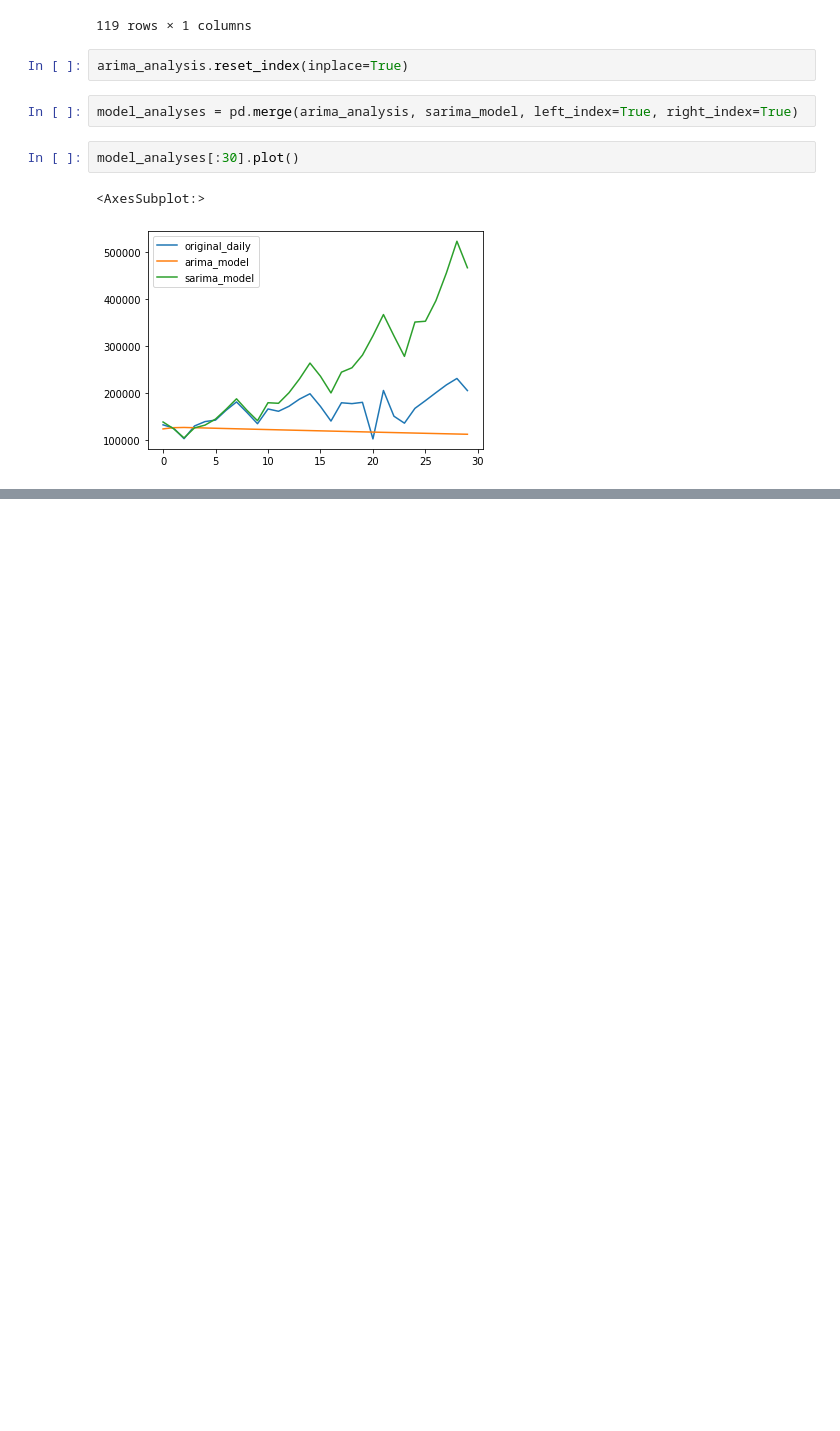
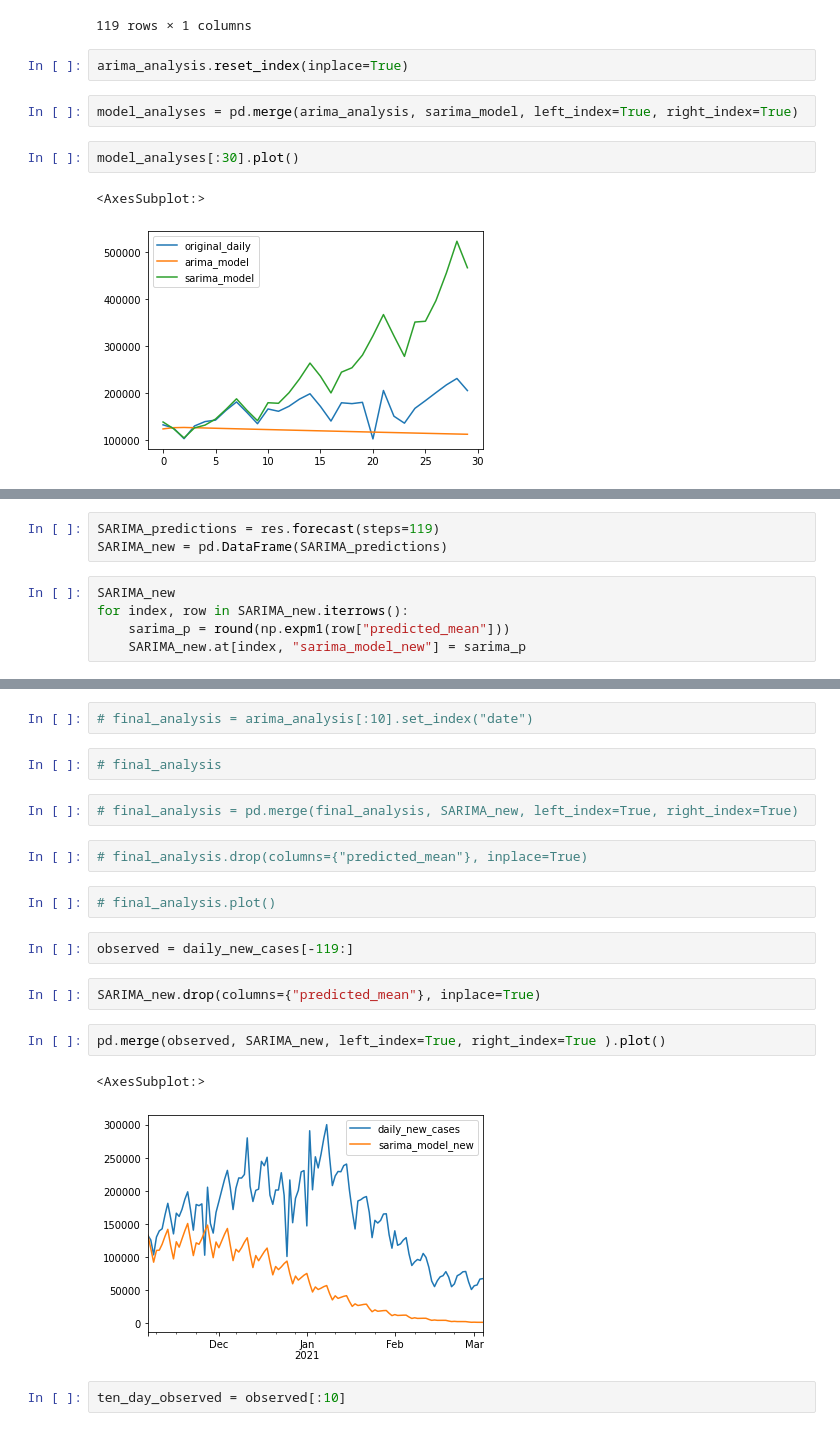
Before and after one commit to CCom20/covid-ml-application, a Jupyter notebook: notebooks/machine_learning_sandbox.ipynb, the cells around one changed output, grey strips where cells are left out. Drawn from its saved outputs; the diff is of its cells as text; blank space fills up the shorter version.

Commit message:
Sarima model finalized

```diff
--- a/notebooks/machine_learning_sandbox.ipynb
+++ b/notebooks/machine_learning_sandbox.ipynb
@@ -480,0 +503,8 @@ predictions_df
+# %%
+SARIMA_predictions = res.forecast(steps=119)
+SARIMA_new = pd.DataFrame(SARIMA_predictions)
+# %%
+SARIMA_new
+for index, row in SARIMA_new.iterrows():
+    sarima_p = round(np.expm1(row["predicted_mean"]))
+    SARIMA_new.at[index, "sarima_model_new"] = sarima_p
@@ -480,0 +527,21 @@ predictions_df
+# %%
+# final_analysis = arima_analysis[:10].set_index("date")
+# %%
+# final_analysis
+# %%
+# final_analysis = pd.merge(final_analysis, SARIMA_new, left_index=True, right_index=True)
+# %%
+# final_analysis.drop(columns={"predicted_mean"}, inplace=True)
+# %%
+# final_analysis.plot()
+# %%
+observed = daily_new_cases[-119:]
+# %%
+SARIMA_new.drop(columns={"predicted_mean"}, inplace=True)
+# %%
+pd.merge(observed, SARIMA_new, left_index=True, right_index=True ).plot()
+# %% [output]
+<AxesSubplot:>
+[figure, added]
+# %%
+ten_day_observed = observed[:10]
```
Also changed, not shown: parts of 26 cells of this notebook, 5 other files.
